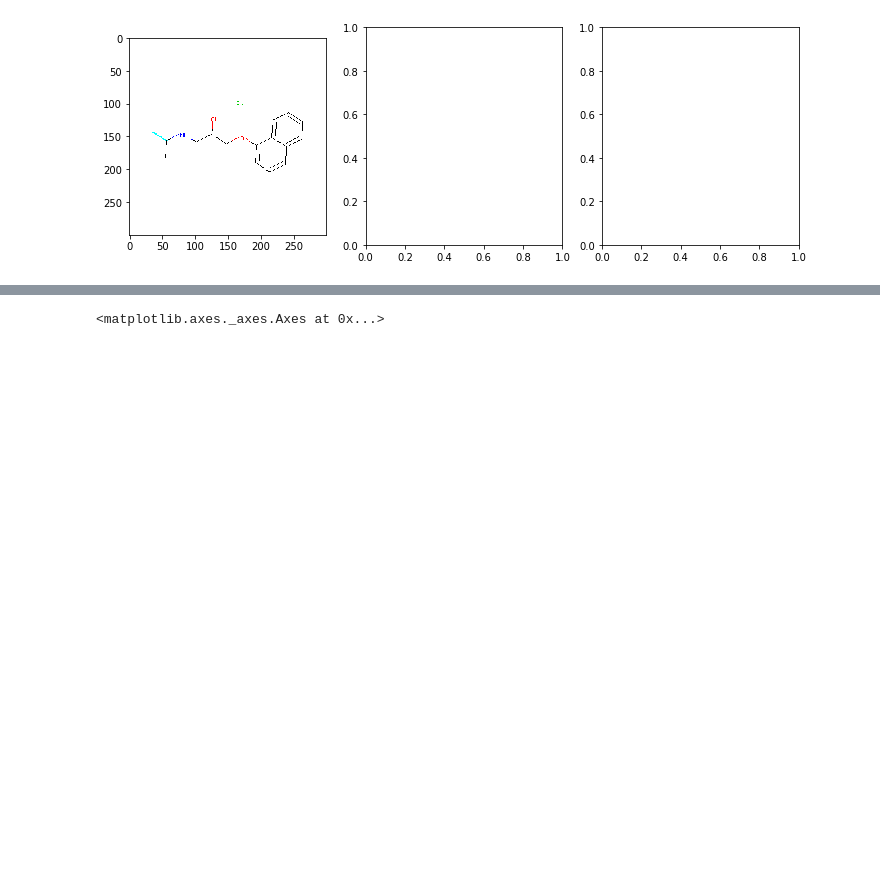
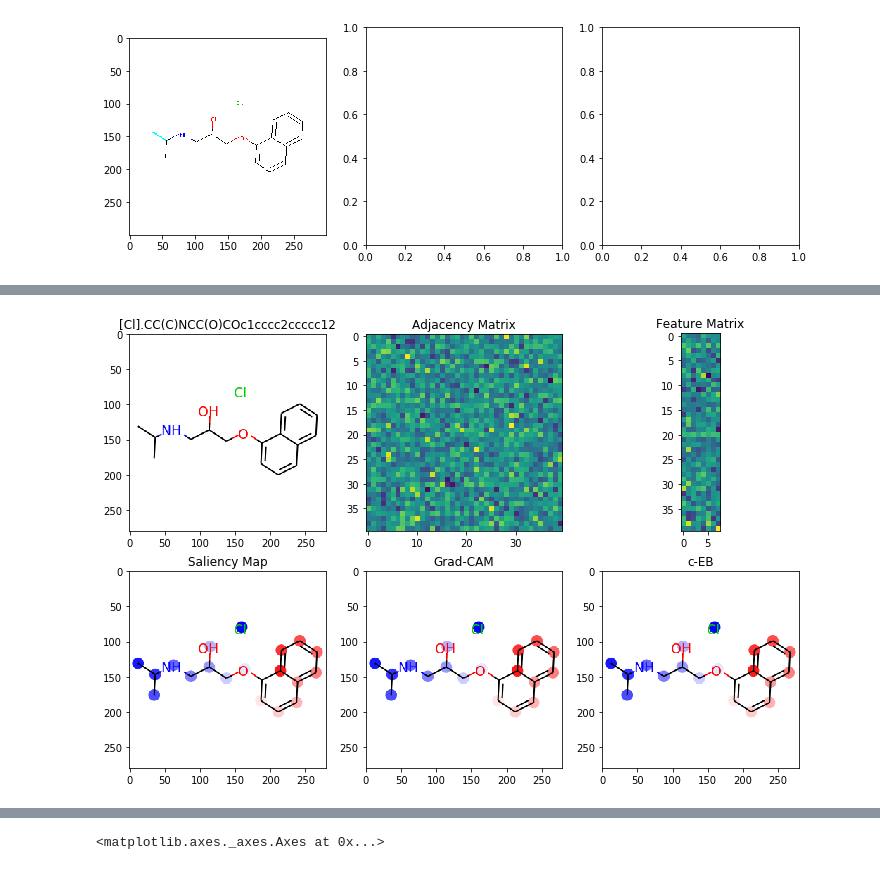
Before and after one commit to ndey96/GCNN-Explainability, a Jupyter notebook: BBBP EDA.ipynb, the cells around one changed output, grey strips where cells are left out. Cells and saved outputs as stored; diff of their text form; code cells hidden in the pictures; blank space fills up the shorter version.

```diff
--- a/BBBP EDA.ipynb
+++ b/BBBP EDA.ipynb
@@ -235,0 +287,35 @@ axes[0].imshow(img)
+# %%
+fig, axes = plt.subplots(2,3, figsize=(12,8))
+mol = Chem.MolFromSmiles(df.iloc[0].smiles)
+A = np.random.randn(40,40)
+X = np.random.randn(40,8)
+
+# mol
+axes[0][0].imshow(drawmol(df.iloc[0].smiles))
+axes[0][0].set_title(df.iloc[0].smiles)
+
+# A
+axes[0][1].imshow(A)
+axes[0][1].set_title('Adjacency Matrix')
+
+# X
+axes[0][2].imshow(X)
+axes[0][2].set_title('Feature Matrix')
+
+# Saliency Map
+axes[1][0].imshow(drawmol(df.iloc[0].smiles, atom_weights=np.arange(0, 1.28, 1.28/20)))
+axes[1][0].set_title('Saliency Map')
+
+# Grad-CAM
+axes[1][1].imshow(drawmol(df.iloc[0].smiles, atom_weights=np.arange(0, 1.28, 1.28/20)))
+axes[1][1].set_title('Grad-CAM')
+
+# c-EB
+axes[1][2].imshow(drawmol(df.iloc[0].smiles, atom_weights=np.arange(0, 1.28, 1.28/20)))
+axes[1][2].set_title('c-EB')
+
+# plt.show()
+plt.savefig('fig.png')
+plt.show()
+# %% [output]
+[figure, added]
```
Also changed, not shown: parts of 14 cells of this notebook, 1 other file.
